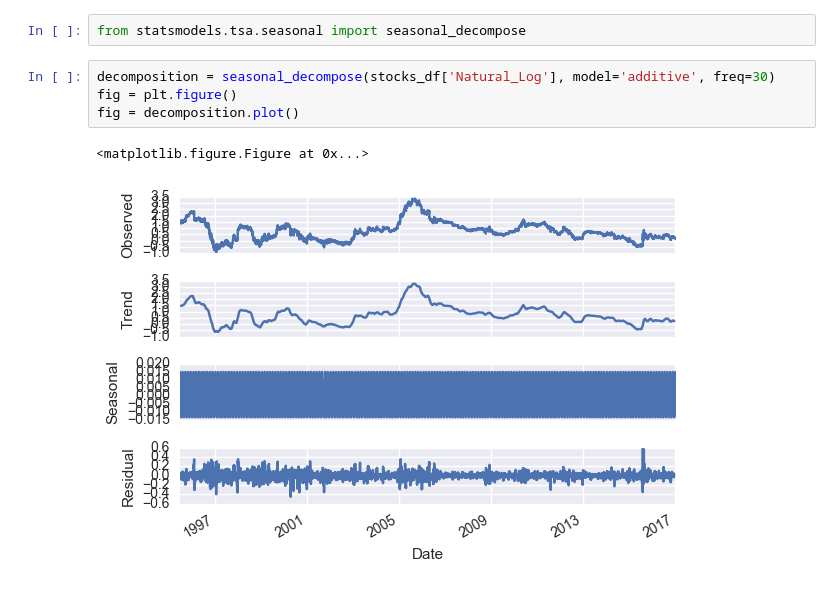
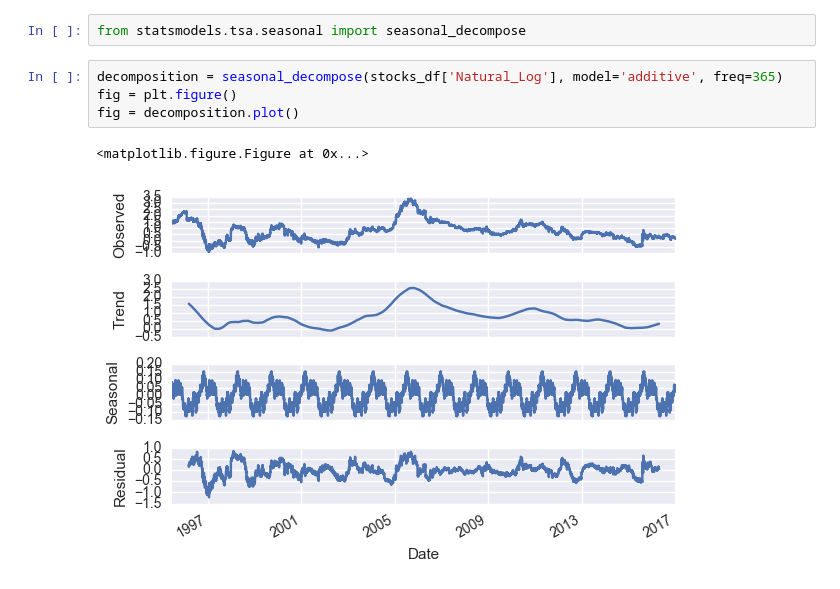
Before and after one commit to nachiketmparanjape/Real_Time_Stock_Market_Analysis, a Jupyter notebook: Detailed Analysis of [INSERT COMPALY NAME]'s stocks.ipynb, the cells around one changed output. Saved outputs shown, nothing was run; the diff lists cells and outputs as text.

```diff
--- a/Detailed Analysis of [INSERT COMPALY NAME]'s stocks.ipynb
+++ b/Detailed Analysis of [INSERT COMPALY NAME]'s stocks.ipynb
@@ -134,9 +134,9 @@ No apparent correlation, this is a random walk
 # %%
 from statsmodels.tsa.seasonal import seasonal_decompose
 # %%
-decomposition = seasonal_decompose(stocks_df['Natural_Log'], model='additive', freq=30)
+decomposition = seasonal_decompose(stocks_df['Natural_Log'], model='additive', freq=365)
 fig = plt.figure()
 fig = decomposition.plot()
 # %% [output]
 <matplotlib.figure.Figure at 0x...>
-[figure, old version]
+[figure, new version]
```
Also changed, not shown: parts of 6 cells of this notebook.
